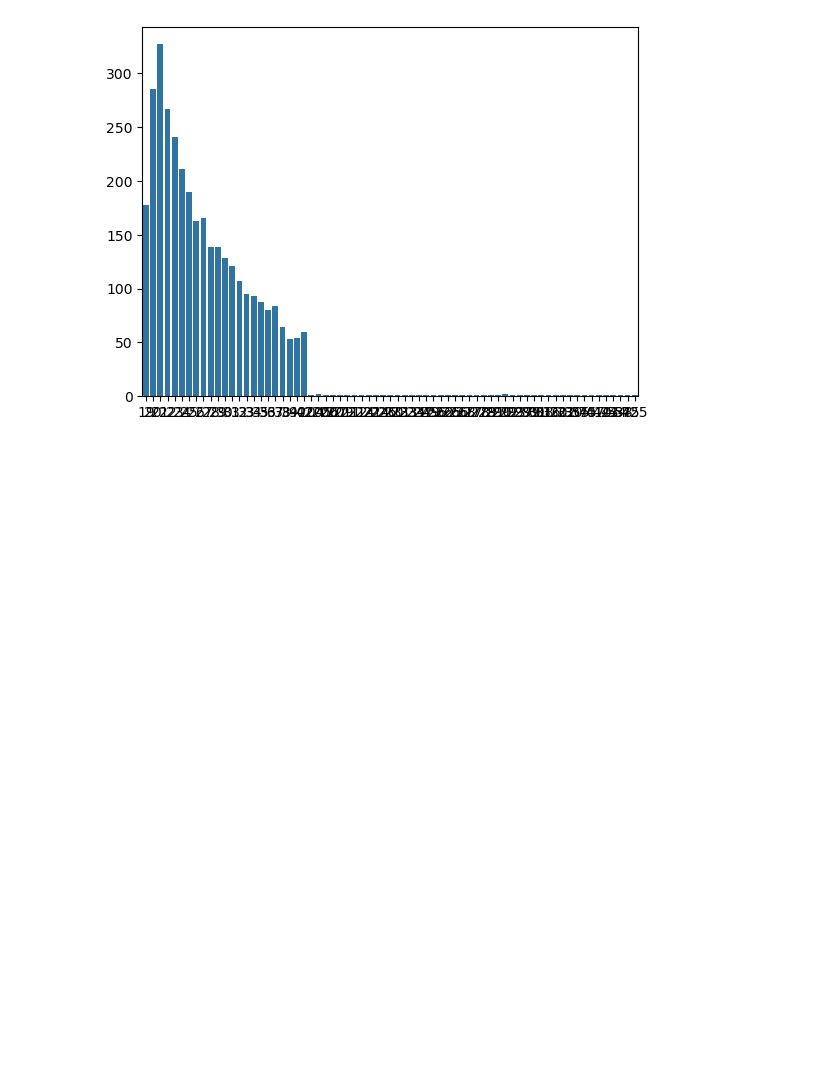
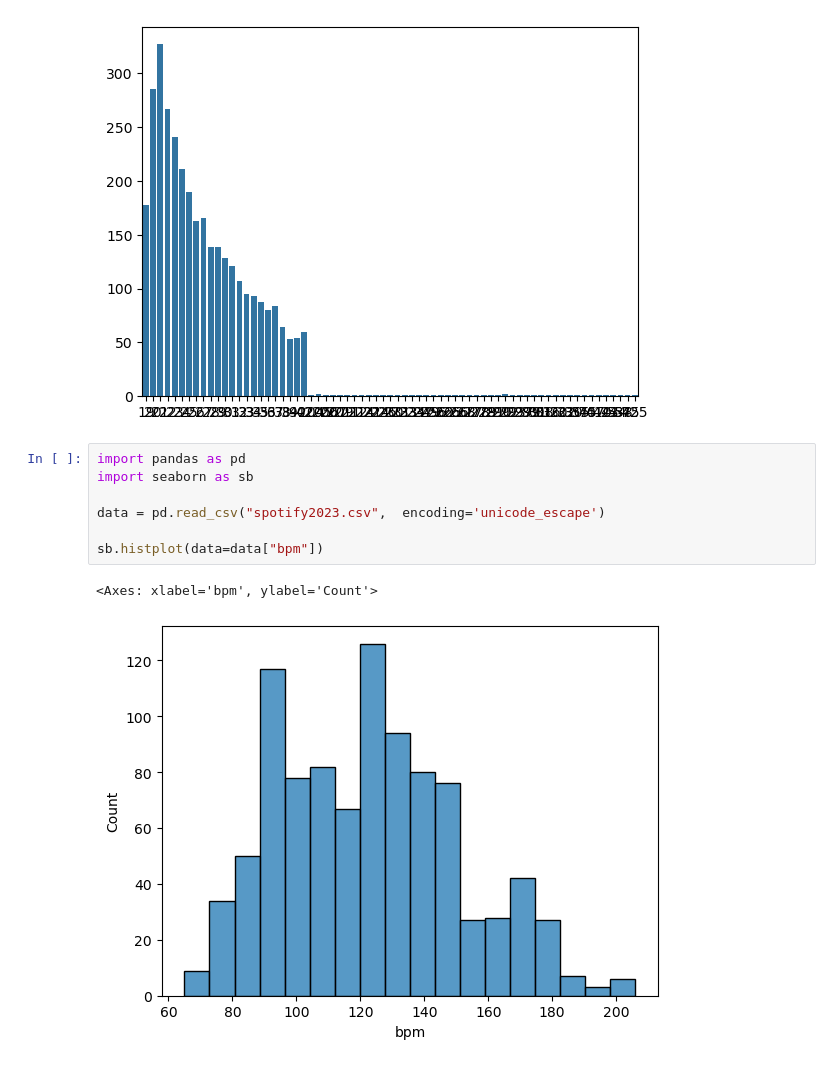
Before and after one commit to Duedot43/AIClass, a Jupyter notebook: Simester One/Spotify/Spotify.ipynb, the cells around one changed output. Drawn from its saved outputs; the diff is of its cells as text; blank space fills up the shorter version.

```diff
--- a/Simester One/Spotify/Spotify.ipynb
+++ b/Simester One/Spotify/Spotify.ipynb
@@ -105,3 +105,13 @@ EXP  201
  20: 285,
  19: 178}
 [figure]
+# %%
+import pandas as pd
+import seaborn as sb
+
+data = pd.read_csv("spotify2023.csv",  encoding='unicode_escape')
+
+sb.histplot(data=data["bpm"])
+# %% [output]
+<Axes: xlabel='bpm', ylabel='Count'>
+[figure, added]
```
Also changed, not shown: 1 other file.
